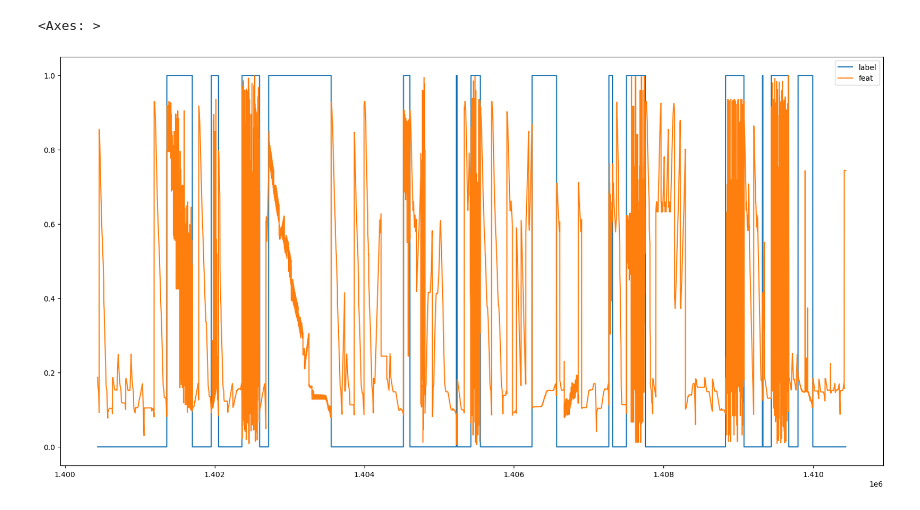
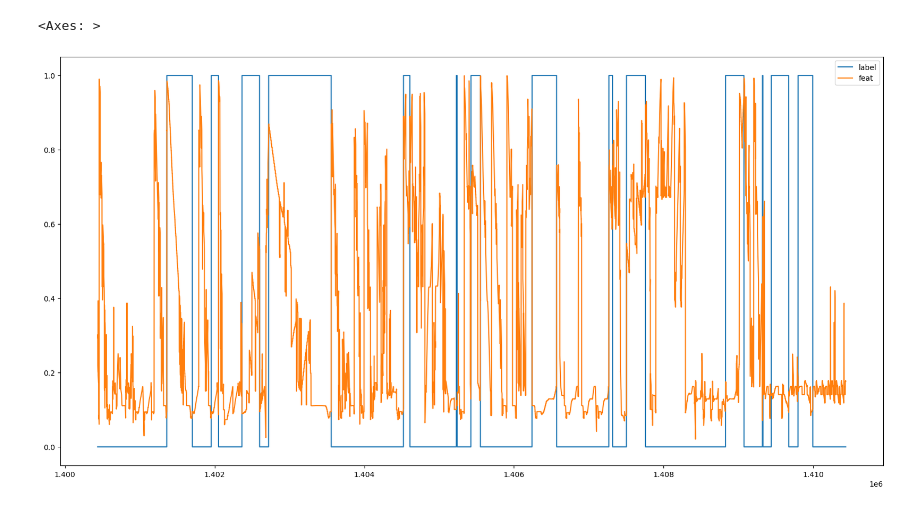
Before and after one commit to imperial-qore/TranAD, a Jupyter notebook: veremi/process-veremi.ipynb, the cells around one changed output. Drawn from its saved outputs; the diff is of its cells as text; code cells hidden in the pictures.

```diff
--- a/veremi/process-veremi.ipynb
+++ b/veremi/process-veremi.ipynb
@@ -6,7 +6,7 @@ import numpy as np
 from tqdm.notebook import tqdm
 # %%
 BSM_SIZE = 18372145
-N_FEATURES = 14
+N_FEATURES = 23
 # %%
 root_dir = 'MixAll_0024/'
 
@@ -61,22 +73,32 @@ bsm = np.memmap('bsm.memmap', dtype='float32', mode='r', shape=(BSM_SIZE, N_FEAT
 # %%
 df = pd.DataFrame(bsm, columns=[
     'message_id',
-    'rcv_time',
-    'send_time',
+    'bsm_rcv_time',
+    'bsm_snd_time',
     'receiver',
     'sender',
     'attack_type',
-    'pos_x',
-    'pos_y',
-    'spd_x',
-    'spd_y',
-    'acl_x',
-    'acl_y',
-    'hed_x',
-    'hed_y',
+    'snd_pos_x',
+    'snd_pos_y',
+    'snd_spd_x',
+    'snd_spd_y',
+    'snd_acl_x',
+    'snd_acl_y',
+    'snd_hed_x',
+    'snd_hed_y',
+    'gps_rcv_time',
+    'rcv_pos_x',
+    'rcv_pos_y',
+    'rcv_spd_x',
+    'rcv_spd_y',
+    'rcv_acl_x',
+    'rcv_acl_y',
+    'rcv_hed_x',
+    'rcv_hed_y',
 ]).drop_duplicates(subset='message_id')#.set_index('message_id')
 df = df[df.message_id != 0]
-df = df.sort_values(['sender', 'send_time']).reset_index(drop=True)
+df.drop(columns=['gps_rcv_time'], inplace=True)
+df = df.sort_values(['sender', 'bsm_snd_time']).reset_index(drop=True)
 
 df
 # %% [output]
@@ -128,13 +150,13 @@ for i in range(10, 20):
     test_i.to_csv(f'out_veremi/test_{i}.csv')
     labels_i.to_csv(f'out_veremi/labels_{i}.csv')
 # %%
-feat = test.pos_x
+feat = test.rcv_pos_x
 
 feat_norm = (feat - feat.min()) / (feat.max() - feat.min())
 
 pd.DataFrame({ 'label': labels[0].head(10000), 'feat': feat_norm.head(10000) }).plot(figsize=(20,10))
 # %% [output]
 <Axes: >
-[figure, old version]
+[figure, new version]
 # %%
 feat[feat.index ]
```
Also changed, not shown: parts of 2 cells of this notebook.
